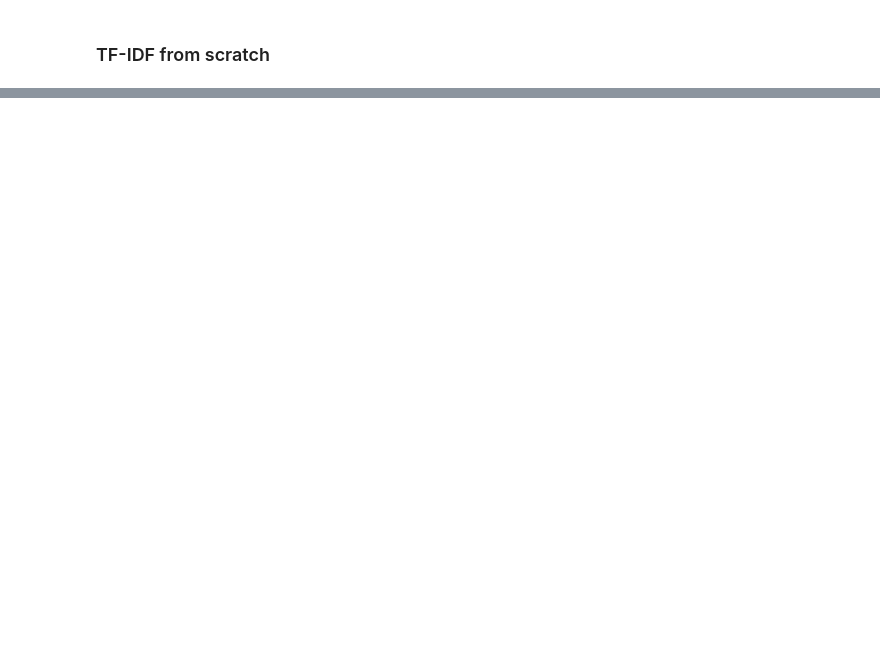
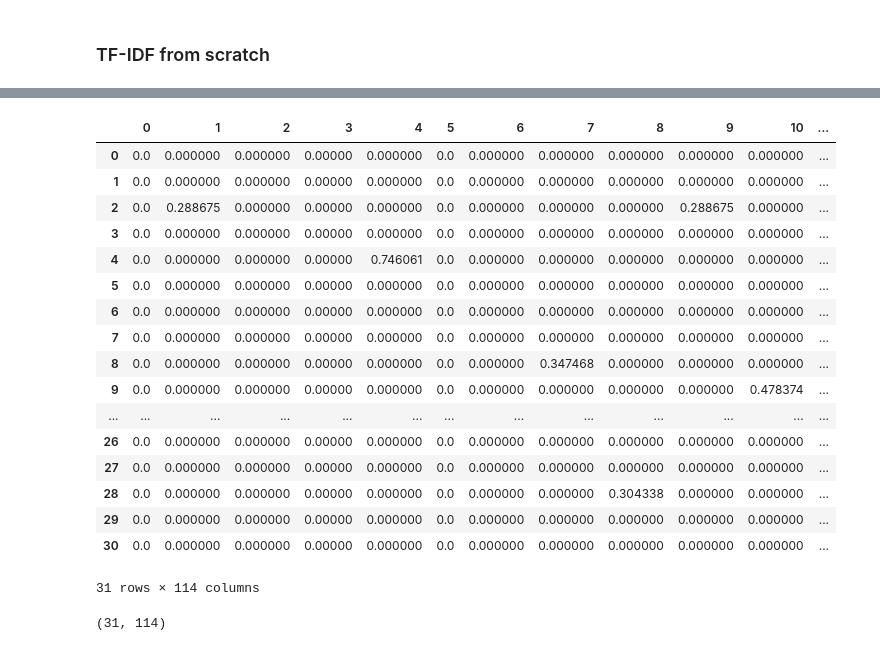
Before and after one commit to Gladiator07/Natural-Language-Processing, a Jupyter notebook: Basics/Text-Preprocessing/TF-IDF.ipynb, the cells around one changed output, grey strips where cells are left out. Cells and saved outputs as stored; diff of their text form; code cells hidden in the pictures; blank space fills up the shorter version.

Commit message:
tfidf

```diff
--- a/Basics/Text-Preprocessing/TF-IDF.ipynb
+++ b/Basics/Text-Preprocessing/TF-IDF.ipynb
@@ -12,0 +82,67 @@ uniqueWords = set(bagOfWordsA).union(set(bagOfWordsB))
+# %%
+paragraph =  """I have three visions for India. In 3000 years of our history, people from all over
+               the world have come and invaded us, captured our lands, conquered our minds.
+               From Alexander onwards, the Greeks, the Turks, the Moguls, the Portuguese, the British,
+               the French, the Dutch, all of them came and looted us, took over what was ours.
+               Yet we have not done this to any other nation. We have not conquered anyone.
+               We have not grabbed their land, their culture,
+               their history and tried to enforce our way of life on them.
+               Why? Because we respect the freedom of others.That is why my
+               first vision is that of freedom. I believe that India got its first vision of
+               this in 1857, when we started the War of Independence. It is this freedom that
+               we must protect and nurture and build on. If we are not free, no one will respect us.
+               My second vision for India’s development. For fifty years we have been a developing nation.
+               It is time we see ourselves as a developed nation. We are among the top 5 nations of the world
+               in terms of GDP. We have a 10 percent growth rate in most areas. Our poverty levels are falling.
+               Our achievements are being globally recognised today. Yet we lack the self-confidence to
+               see ourselves as a developed nation, self-reliant and self-assured. Isn’t this incorrect?
+               I have a third vision. India must stand up to the world. Because I believe that unless India
+               stands up to the world, no one will respect us. Only strength respects strength. We must be
+               strong not only as a military power but also as an economic power. Both must go hand-in-hand.
+               My good fortune was to have worked with three great minds. Dr. Vikram Sarabhai of the Dept. of
+               space, Professor Satish Dhawan, who succeeded him and Dr. Brahm Prakash, father of nuclear material.
+               I was lucky to have worked with all three of them closely and consider this the great opportunity of my life.
+               I see four milestones in my career"""
+# %%
+sentences = nltk.sent_tokenize(paragraph)
+corpus = []
+for i in range(len(sentences)):
+    text = re.sub('[^a-zA-Z]', ' ', sentences[i])
+    text = text.lower()
+    text = text.split()
+    text = [lemmatizer.lemmatize(word) for word in text if not word in set(stopwords.words('english'))]
+    text = ' '.join(text)
+    corpus.append(text)
+# %%
+# creating TF-IDF model
+from sklearn.feature_extraction.text import TfidfVectorizer
+
+tfidf = TfidfVectorizer()
+X = tfidf.fit_transform(corpus).toarray()
+# %%
+# view in dataframe for better understanding
+df = pd.DataFrame(X)
+df
+# %% [output]
+|  | 0 | 1 | 2 | 3 | 4 | 5 | 6 | 7 | 8 | 9 | 10 | ... |
+| 0 | 0.0 | 0.000000 | 0.000000 | 0.00000 | 0.000000 | 0.0 | 0.000000 | 0.000000 | 0.000000 | 0.000000 | 0.000000 | ... |
+| 1 | 0.0 | 0.000000 | 0.000000 | 0.00000 | 0.000000 | 0.0 | 0.000000 | 0.000000 | 0.000000 | 0.000000 | 0.000000 | ... |
+| 2 | 0.0 | 0.288675 | 0.000000 | 0.00000 | 0.000000 | 0.0 | 0.000000 | 0.000000 | 0.000000 | 0.288675 | 0.000000 | ... |
+| 3 | 0.0 | 0.000000 | 0.000000 | 0.00000 | 0.000000 | 0.0 | 0.000000 | 0.000000 | 0.000000 | 0.000000 | 0.000000 | ... |
+| 4 | 0.0 | 0.000000 | 0.000000 | 0.00000 | 0.746061 | 0.0 | 0.000000 | 0.000000 | 0.000000 | 0.000000 | 0.000000 | ... |
+| 5 | 0.0 | 0.000000 | 0.000000 | 0.00000 | 0.000000 | 0.0 | 0.000000 | 0.000000 | 0.000000 | 0.000000 | 0.000000 | ... |
+| 6 | 0.0 | 0.000000 | 0.000000 | 0.00000 | 0.000000 | 0.0 | 0.000000 | 0.000000 | 0.000000 | 0.000000 | 0.000000 | ... |
+| 7 | 0.0 | 0.000000 | 0.000000 | 0.00000 | 0.000000 | 0.0 | 0.000000 | 0.000000 | 0.000000 | 0.000000 | 0.000000 | ... |
+| 8 | 0.0 | 0.000000 | 0.000000 | 0.00000 | 0.000000 | 0.0 | 0.000000 | 0.347468 | 0.000000 | 0.000000 | 0.000000 | ... |
+| 9 | 0.0 | 0.000000 | 0.000000 | 0.00000 | 0.000000 | 0.0 | 0.000000 | 0.000000 | 0.000000 | 0.000000 | 0.478374 | ... |
+| ... | ... | ... | ... | ... | ... | ... | ... | ... | ... | ... | ... | ... |
+| 26 | 0.0 | 0.000000 | 0.000000 | 0.00000 | 0.000000 | 0.0 | 0.000000 | 0.000000 | 0.000000 | 0.000000 | 0.000000 | ... |
+| 27 | 0.0 | 0.000000 | 0.000000 | 0.00000 | 0.000000 | 0.0 | 0.000000 | 0.000000 | 0.000000 | 0.000000 | 0.000000 | ... |
+| 28 | 0.0 | 0.000000 | 0.000000 | 0.00000 | 0.000000 | 0.0 | 0.000000 | 0.000000 | 0.304338 | 0.000000 | 0.000000 | ... |
+| 29 | 0.0 | 0.000000 | 0.000000 | 0.00000 | 0.000000 | 0.0 | 0.000000 | 0.000000 | 0.000000 | 0.000000 | 0.000000 | ... |
+| 30 | 0.0 | 0.000000 | 0.000000 | 0.00000 | 0.000000 | 0.0 | 0.000000 | 0.000000 | 0.000000 | 0.000000 | 0.000000 | ... |
+31 rows × 114 columns
+# %%
+df.shape
+# %% [output]
+(31, 114)
```
Also changed, not shown: parts of 11 cells of this notebook.
